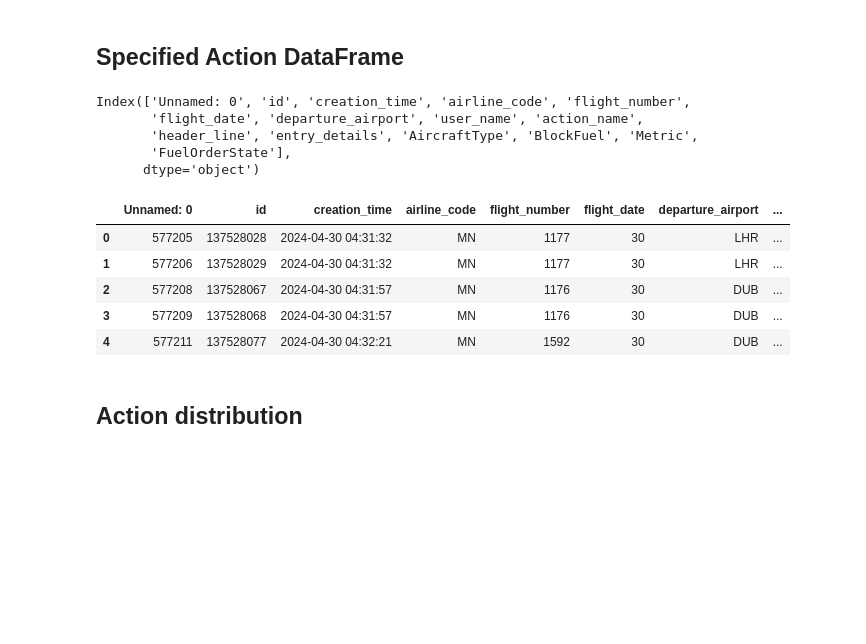
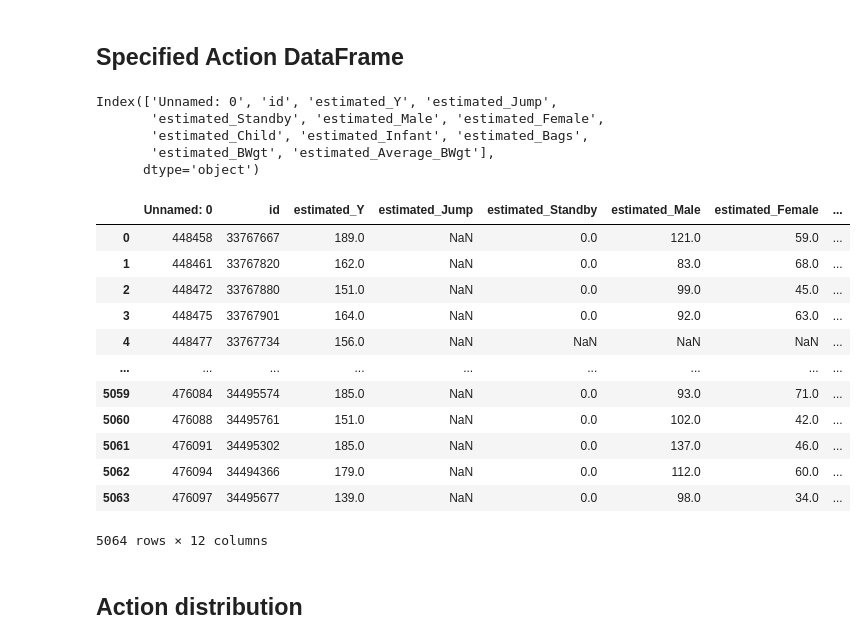
Before and after one commit to jannikvlk/AeroMetrics, a Jupyter notebook: pipeline/explore.ipynb, the cells around one changed output. Saved outputs shown, nothing was run; the diff lists cells and outputs as text; code cells hidden in the pictures; blank space fills up the shorter version.

Commit message:
added EstimatedStorePaxDataAction

```diff
--- a/pipeline/explore.ipynb
+++ b/pipeline/explore.ipynb
@@ -18,24 +18,31 @@ df_abcd.head()
 # %% [markdown]
 ## **Specified Action DataFrame**
 # %%
-spec_df = pd.read_csv("actions/actions_data/mnop_SendFuelOrderAction.csv")
+spec_df = pd.read_csv("actions/actions_data/abcd_EstimateStorePaxDataAction.csv")
 # %%
 spec_df.columns
 # %% [output]
-Index(['Unnamed: 0', 'id', 'creation_time', 'airline_code', 'flight_number',
-       'flight_date', 'departure_airport', 'user_name', 'action_name',
-       'header_line', 'entry_details', 'AircraftType', 'BlockFuel', 'Metric',
-       'FuelOrderState'],
+Index(['Unnamed: 0', 'id', 'estimated_Y', 'estimated_Jump',
+       'estimated_Standby', 'estimated_Male', 'estimated_Female',
+       'estimated_Child', 'estimated_Infant', 'estimated_Bags',
+       'estimated_BWgt', 'estimated_Average_BWgt'],
       dtype='object')
 # %%
-spec_df.head()
+spec_df.head(-5)
 # %% [output]
-|  | Unnamed: 0 | id | creation_time | airline_code | flight_number | flight_date | departure_airport | ... |
-| 0 | 577205 | 137528028 | 2024-04-30 04:31:32 | MN | 1177 | 30 | LHR | ... |
-| 1 | 577206 | 137528029 | 2024-04-30 04:31:32 | MN | 1177 | 30 | LHR | ... |
-| 2 | 577208 | 137528067 | 2024-04-30 04:31:57 | MN | 1176 | 30 | DUB | ... |
-| 3 | 577209 | 137528068 | 2024-04-30 04:31:57 | MN | 1176 | 30 | DUB | ... |
-| 4 | 577211 | 137528077 | 2024-04-30 04:32:21 | MN | 1592 | 30 | DUB | ... |
+|  | Unnamed: 0 | id | estimated_Y | estimated_Jump | estimated_Standby | estimated_Male | estimated_Female | ... |
+| 0 | 448458 | 33767667 | 189.0 | NaN | 0.0 | 121.0 | 59.0 | ... |
+| 1 | 448461 | 33767820 | 162.0 | NaN | 0.0 | 83.0 | 68.0 | ... |
+| 2 | 448472 | 33767880 | 151.0 | NaN | 0.0 | 99.0 | 45.0 | ... |
+| 3 | 448475 | 33767901 | 164.0 | NaN | 0.0 | 92.0 | 63.0 | ... |
+| 4 | 448477 | 33767734 | 156.0 | NaN | NaN | NaN | NaN | ... |
+| ... | ... | ... | ... | ... | ... | ... | ... | ... |
+| 5059 | 476084 | 34495574 | 185.0 | NaN | 0.0 | 93.0 | 71.0 | ... |
+| 5060 | 476088 | 34495761 | 151.0 | NaN | 0.0 | 102.0 | 42.0 | ... |
+| 5061 | 476091 | 34495302 | 185.0 | NaN | 0.0 | 137.0 | 46.0 | ... |
+| 5062 | 476094 | 34494366 | 179.0 | NaN | 0.0 | 112.0 | 60.0 | ... |
+| 5063 | 476097 | 34495677 | 139.0 | NaN | 0.0 | 98.0 | 34.0 | ... |
+5064 rows × 12 columns
 # %% [markdown]
 ## **Action distribution**
 # %%
```
Also changed, not shown: 4 other files.
